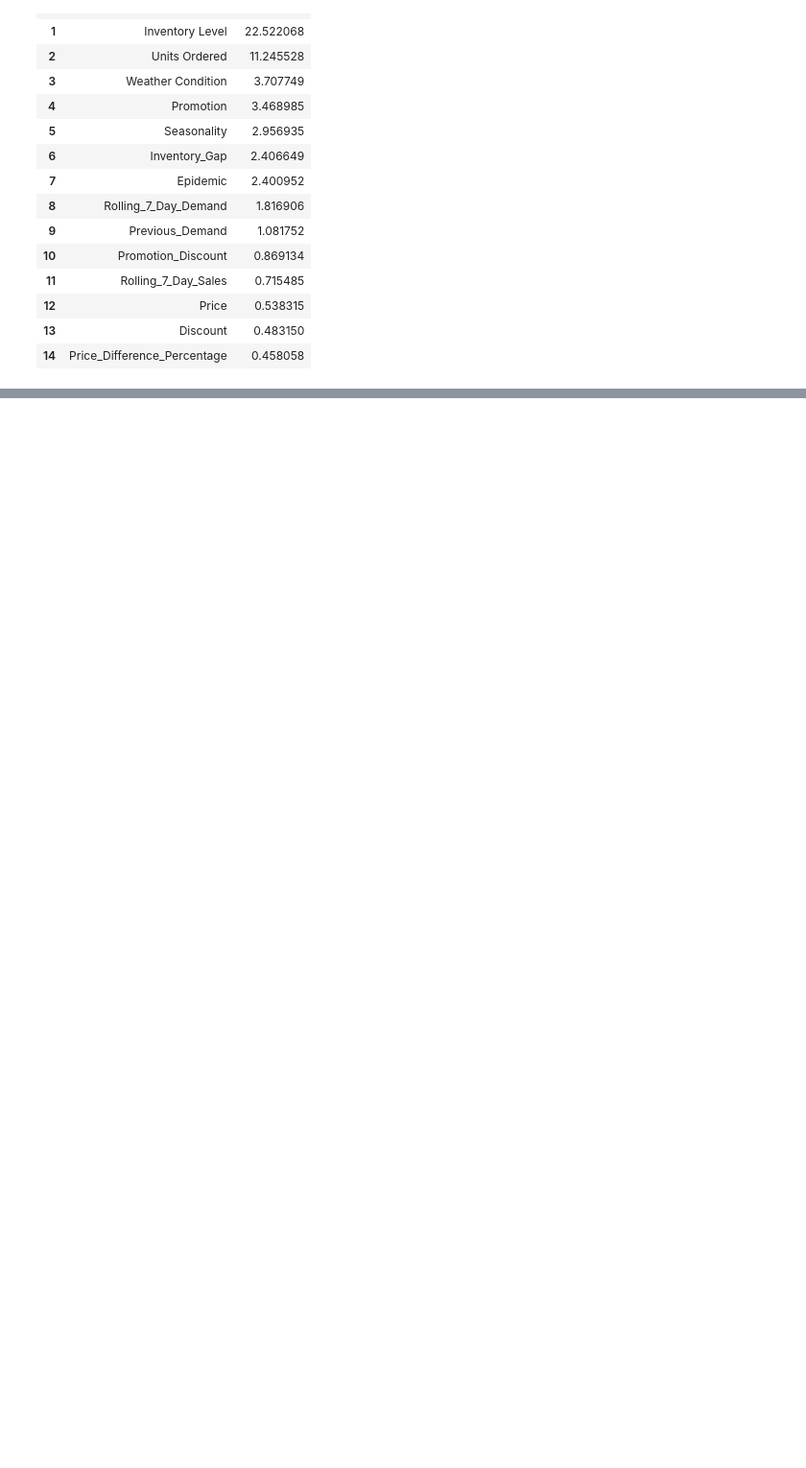
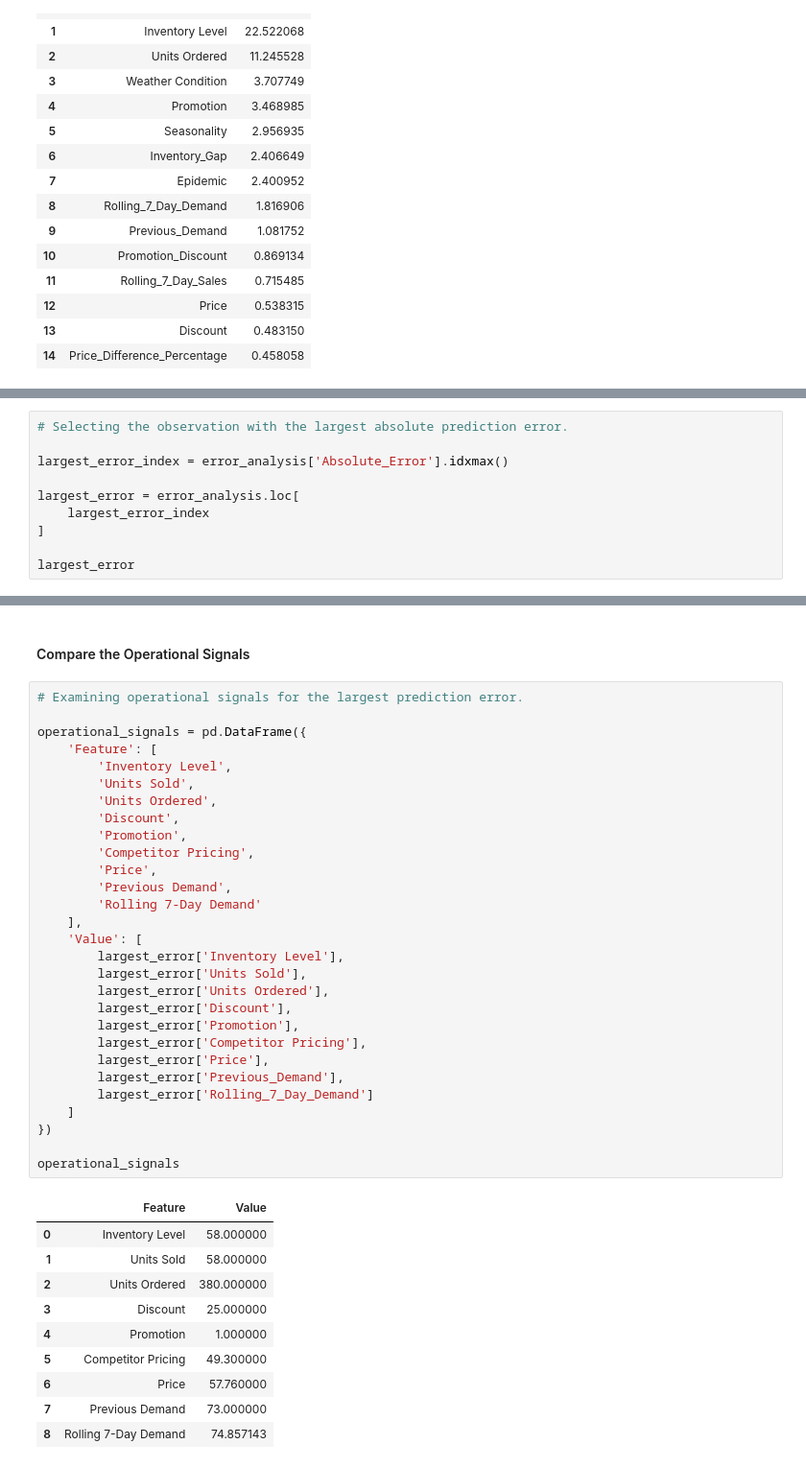
Before and after one commit to TejasMJ/retail-demand-intelligence, a Jupyter notebook: notebooks/07_model_explainability.ipynb, the cells around one changed output, grey strips where cells are left out. Shown at 96% size. Cells and saved outputs as stored; diff of their text form; blank space fills up the shorter version.

```diff
--- a/notebooks/07_model_explainability.ipynb
+++ b/notebooks/07_model_explainability.ipynb
@@ -606,0 +699,10 @@ original_feature_importance.head(15)
+# %%
+# Selecting the observation with the largest absolute prediction error.
+
+largest_error_index = error_analysis['Absolute_Error'].idxmax()
+
+largest_error = error_analysis.loc[
+    largest_error_index
+]
+
+largest_error
@@ -606,0 +762,42 @@ original_feature_importance.head(15)
+# %% [markdown]
+#### Compare the Operational Signals
+# %%
+# Examining operational signals for the largest prediction error.
+
+operational_signals = pd.DataFrame({
+    'Feature': [
+        'Inventory Level',
+        'Units Sold',
+        'Units Ordered',
+        'Discount',
+        'Promotion',
+        'Competitor Pricing',
+        'Price',
+        'Previous Demand',
+        'Rolling 7-Day Demand'
+    ],
+    'Value': [
+        largest_error['Inventory Level'],
+        largest_error['Units Sold'],
+        largest_error['Units Ordered'],
+        largest_error['Discount'],
+        largest_error['Promotion'],
+        largest_error['Competitor Pricing'],
+        largest_error['Price'],
+        largest_error['Previous_Demand'],
+        largest_error['Rolling_7_Day_Demand']
+    ]
+})
+
+operational_signals
+# %% [output]
+|  | Feature | Value |
+| 0 | Inventory Level | 58.000000 |
+| 1 | Units Sold | 58.000000 |
+| 2 | Units Ordered | 380.000000 |
+| 3 | Discount | 25.000000 |
+| 4 | Promotion | 1.000000 |
+| 5 | Competitor Pricing | 49.300000 |
+| 6 | Price | 57.760000 |
+| 7 | Previous Demand | 73.000000 |
+| 8 | Rolling 7-Day Demand | 74.857143 |
```
Also changed, not shown: parts of 15 cells of this notebook.
